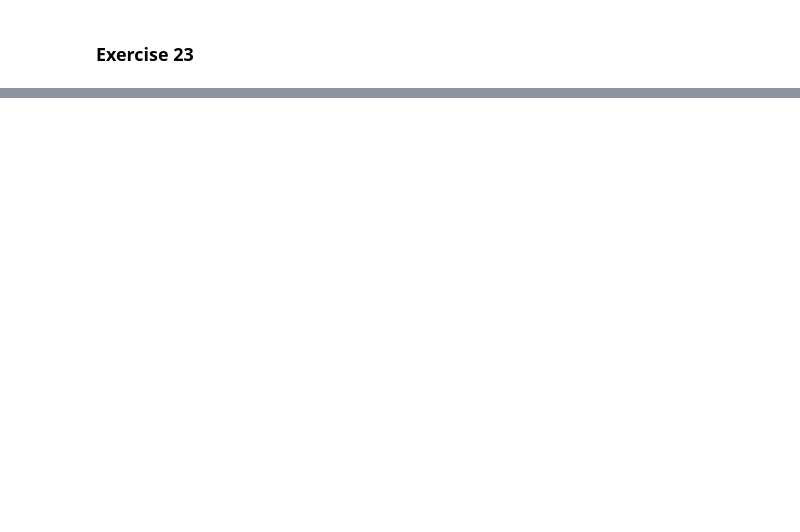
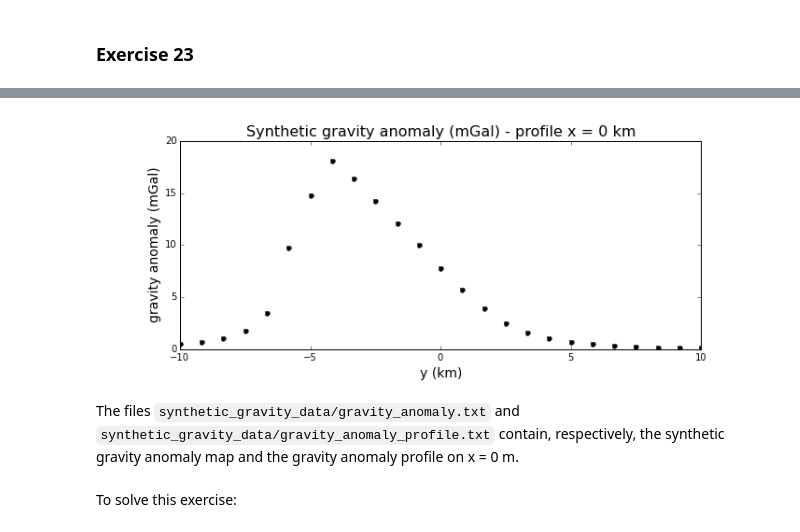
Before and after one commit to birocoles/Disciplina-metodos-computacionais, a Jupyter notebook: Content/lagrange.ipynb, the cells around one changed output, grey strips where cells are left out. Cells and saved outputs as stored; diff of their text form; code cells hidden in the pictures; blank space fills up the shorter version.

```diff
--- a/Content/lagrange.ipynb
+++ b/Content/lagrange.ipynb
@@ -81,0 +110,8 @@ plt.show()
+# %%
+img('synthetic_gravity_data/profile.png')
+# %% [output]
+[figure, added]
+# %% [markdown]
+The files `synthetic_gravity_data/gravity_anomaly.txt` and `synthetic_gravity_data/gravity_anomaly_profile.txt` contain, respectively, the synthetic gravity anomaly map and the gravity anomaly profile on x = 0 m.
+# %% [markdown]
+To solve this exercise:
```
Also changed, not shown: parts of 27 cells of this notebook, 10 other files.
